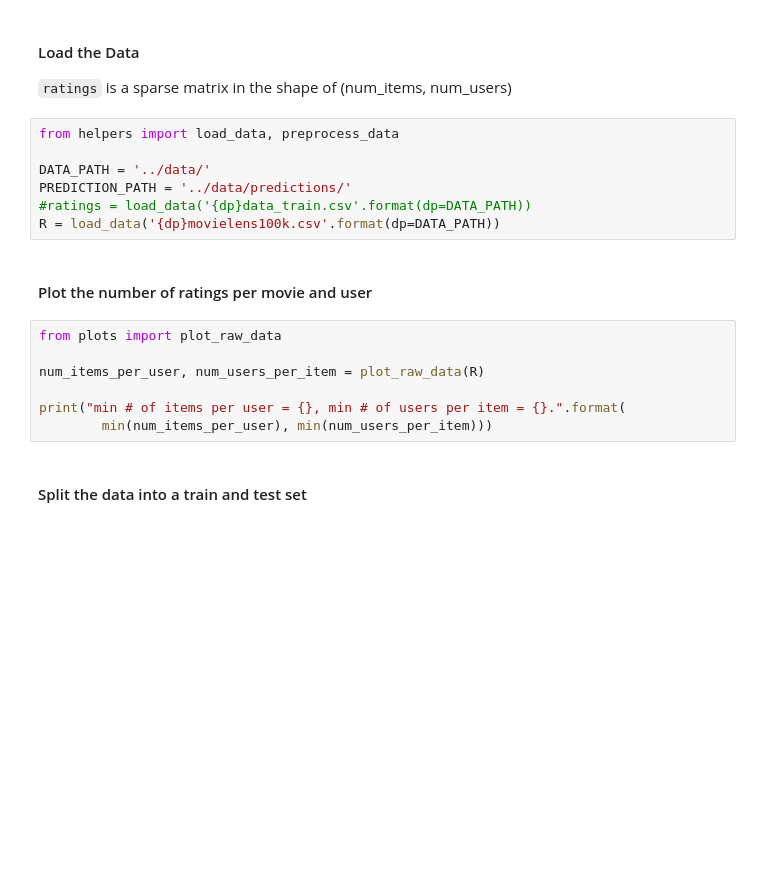
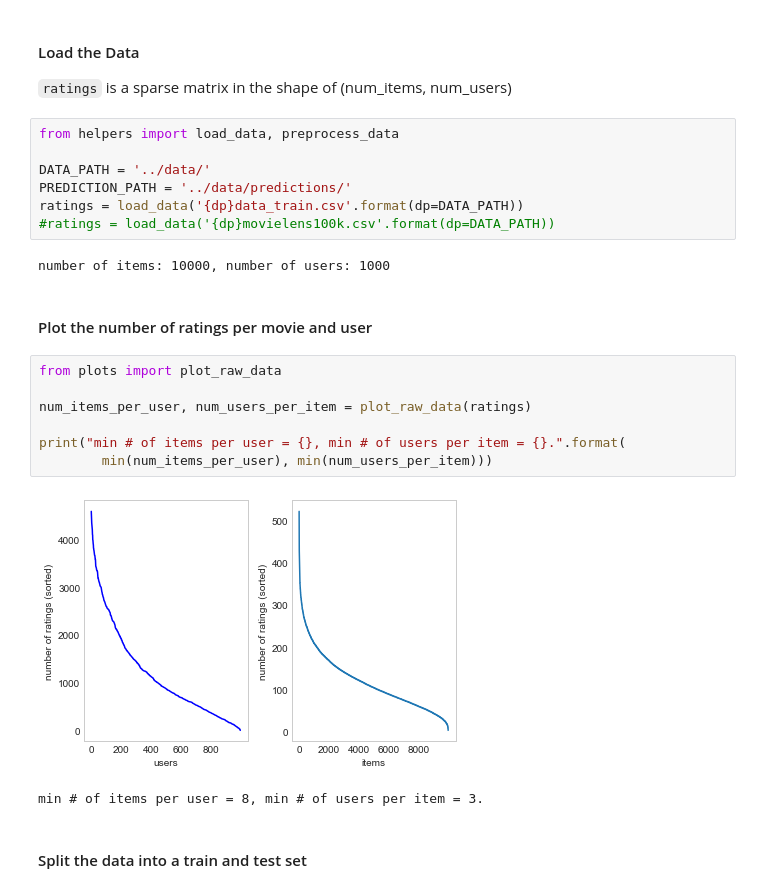
Before and after one commit to lumosan/ml2017-projects, a Jupyter notebook: project2/project_recommender_system/scripts/initial_model.ipynb, the cells around one changed output. Saved outputs shown, nothing was run; the diff lists cells and outputs as text; blank space fills up the shorter version.

```diff
--- a/project2/project_recommender_system/scripts/initial_model.ipynb
+++ b/project2/project_recommender_system/scripts/initial_model.ipynb
@@ -27,17 +29,22 @@ from helpers import load_data, preprocess_data
 
 DATA_PATH = '../data/'
 PREDICTION_PATH = '../data/predictions/'
-#ratings = load_data('{dp}data_train.csv'.format(dp=DATA_PATH))
-R = load_data('{dp}movielens100k.csv'.format(dp=DATA_PATH))
+ratings = load_data('{dp}data_train.csv'.format(dp=DATA_PATH))
+#ratings = load_data('{dp}movielens100k.csv'.format(dp=DATA_PATH))
+# %% [output]
+number of items: 10000, number of users: 1000
 # %% [markdown]
 #### Plot the number of ratings per movie and user
 # %%
 from plots import plot_raw_data
 
-num_items_per_user, num_users_per_item = plot_raw_data(R)
+num_items_per_user, num_users_per_item = plot_raw_data(ratings)
 
 print("min # of items per user = {}, min # of users per item = {}.".format(
         min(num_items_per_user), min(num_users_per_item)))
+# %% [output]
+[figure, added]
+min # of items per user = 8, min # of users per item = 3.
 # %% [markdown]
 #### Split the data into a train and test set
 # %%
```
Also changed, not shown: parts of 32 cells of this notebook.
